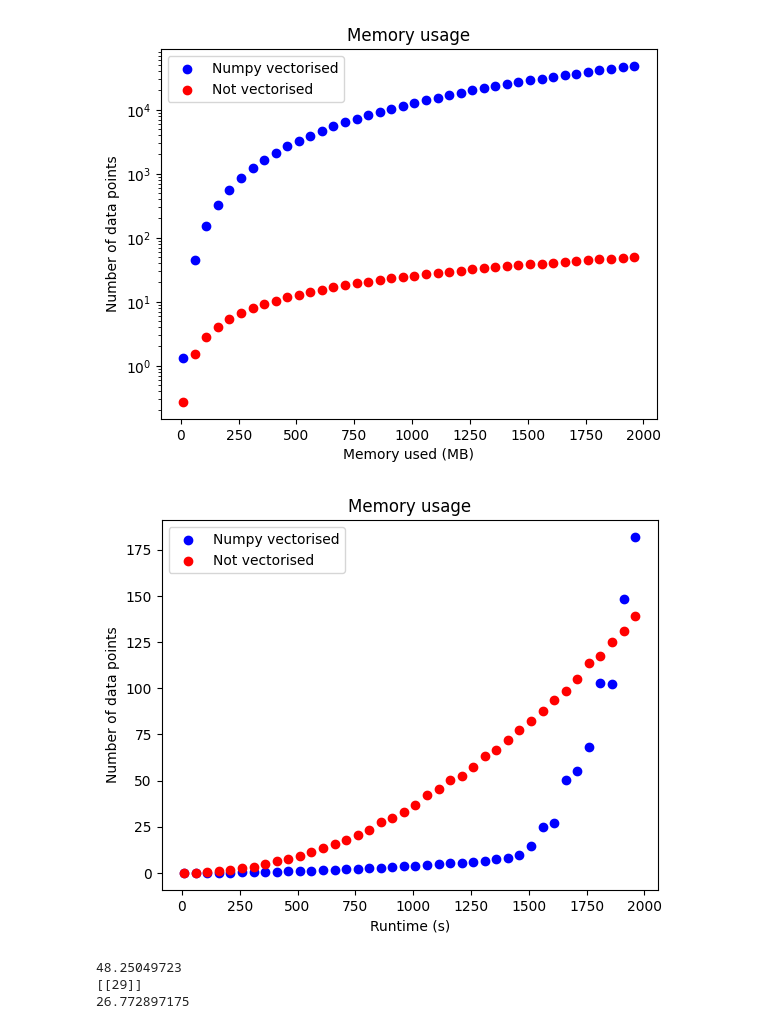
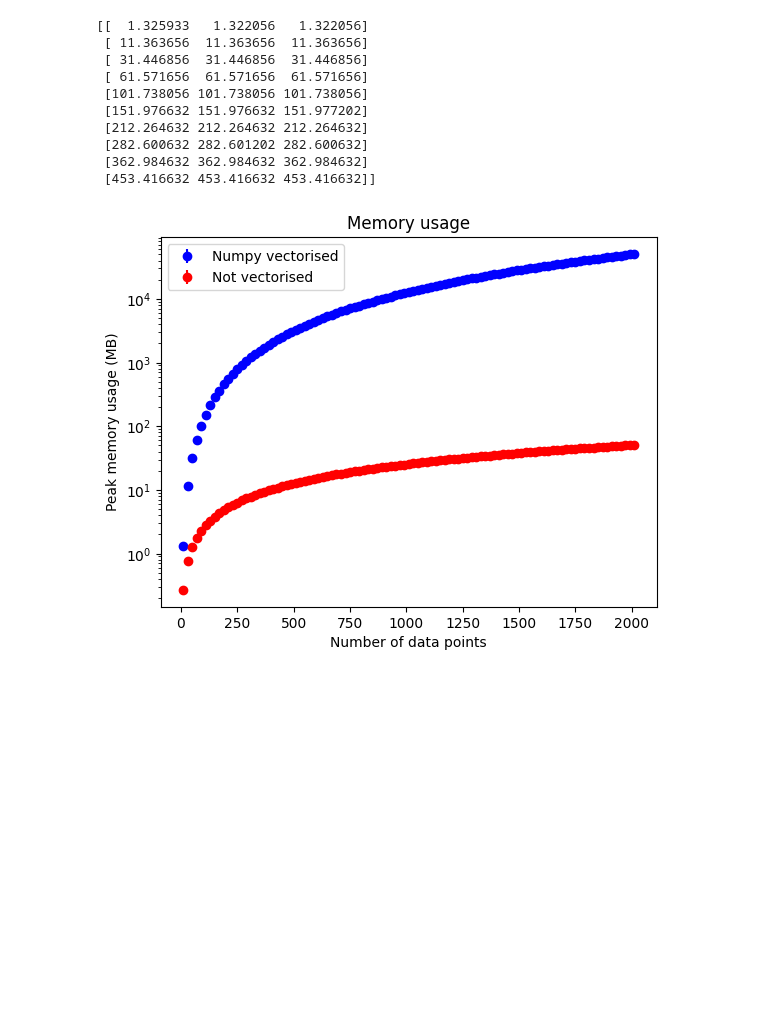
Before and after one commit to Jan961/2095736w, a Jupyter notebook: experiments/stress_vectorisation/data analysis.ipynb, the cells around one changed output. Cells and saved outputs as stored; diff of their text form; code cells hidden in the pictures; blank space fills up the shorter version.

```diff
--- a/experiments/stress_vectorisation/data analysis.ipynb
+++ b/experiments/stress_vectorisation/data analysis.ipynb
@@ -20,46 +21,39 @@ print(un_vectorised_data.shape)
 # %%
-# 3 for memory use base (index 0), memory use peak (1) and time (index 2)
+# 3 columns for memory use base (index 0), memory use peak (1) and time (index 2)
 
 fig, ax = plt.subplots()
 
-sizes = np.arange(10,2000, 50)
-y1 = vectorised_data[:,1]/10**6
-y2 = un_vectorised_data[:,1]/10**6
-
-ax.set_xlabel("Memory used (MB)")
-ax.set_ylabel("Number of data points")
+sizes = np.arange(10,2020, 20)
+y1 = vectorised_data[:,1,:]/10**6
+print(y1[:10])
+mean_y1 = np.mean(y1, axis=1)
+max_y1 = np.max(y1, axis=1) - mean_y1
+min_y1 = np.abs(mean_y1 -  np.min(y1, axis=1)) # tiny values - numerical errors result in -ve values
 
 
-ax.scatter(sizes, y1, c='b', label='Numpy vectorised')
-ax.scatter(sizes ,y2, c='r', label='Not vectorised')
+y2 = un_vectorised_data[:,1,:]/10**6
+mean_y2 = np.mean(y2, axis=1)
+max_y2 = np.max(y2, axis=1) - mean_y2
+min_y2 = np.abs(mean_y2 -  np.min(y2, axis=1))
+
+ax.set_ylabel("Peak memory usage (MB)")
+ax.set_xlabel("Number of data points")
+
+ax.errorbar(sizes, mean_y1, yerr=np.vstack((min_y1,max_y1)), fmt='o', c='b', label='Numpy vectorised')
+ax.errorbar(sizes, mean_y2, yerr=np.vstack((min_y2,max_y2)), fmt='o', c='r', label='Not vectorised')
 plt.yscale("log")
 plt.title("Memory usage")
 plt.legend()
 plt.show()
 # %% [output]
+[[  1.325933   1.322056   1.322056]
+ [ 11.363656  11.363656  11.363656]
+ [ 31.446856  31.446856  31.446856]
+ [ 61.571656  61.571656  61.571656]
+ [101.738056 101.738056 101.738056]
+ [151.976632 151.976632 151.977202]
+ [212.264632 212.264632 212.264632]
+ [282.600632 282.601202 282.600632]
+ [362.984632 362.984632 362.984632]
+ [453.416632 453.416632 453.416632]]
-[figure, old version]
+[figure, new version]
-# %%
-fig, ax = plt.subplots()
-
-x = np.arange(un_vectorised_data.shape[0])
-y1 = vectorised_data[:,2]
-y2 = un_vectorised_data[:,2]
-
-ax.set_xlabel("Number of data points")
-ax.set_ylabel("Runtime (s)")
-
-ax.scatter(sizes, y1, c='b', label='Numpy vectorised')
-ax.scatter(sizes ,y2, c='r', label='Not vectorised')
-plt.title("Memory usage")
-plt.legend()
-plt.show()
-# %% [output]
-[figure, removed]
-# %%
-print(np.max(vectorised_data[:,1]/10**9))
-print(np.argwhere(sizes == 1460))
-print( (vectorised_data[:,1]/10**9)[29])
-# %% [output]
-48.25049723
-[[29]]
-26.772897175
```
Also changed, not shown: parts of 4 cells of this notebook, 14 other files.
